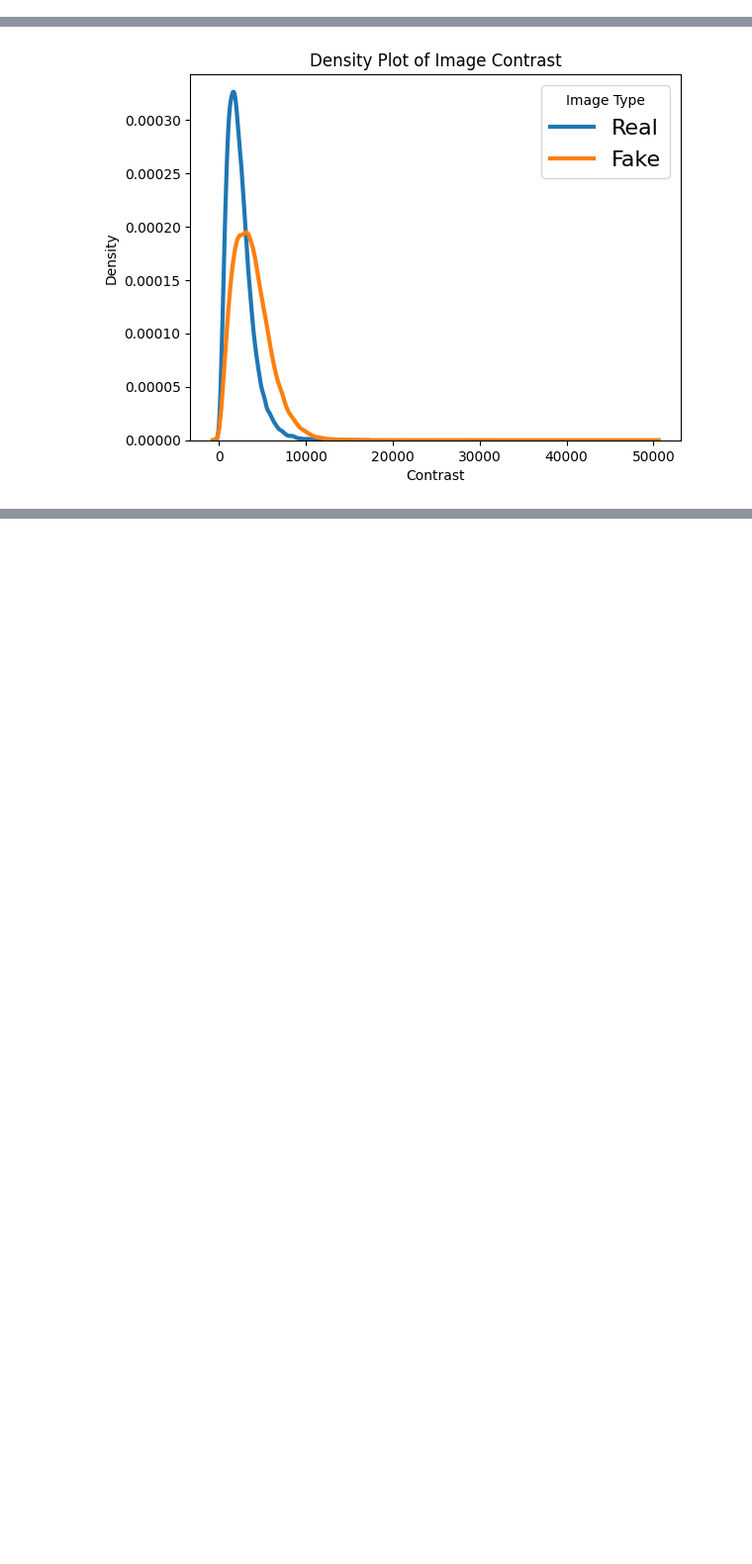
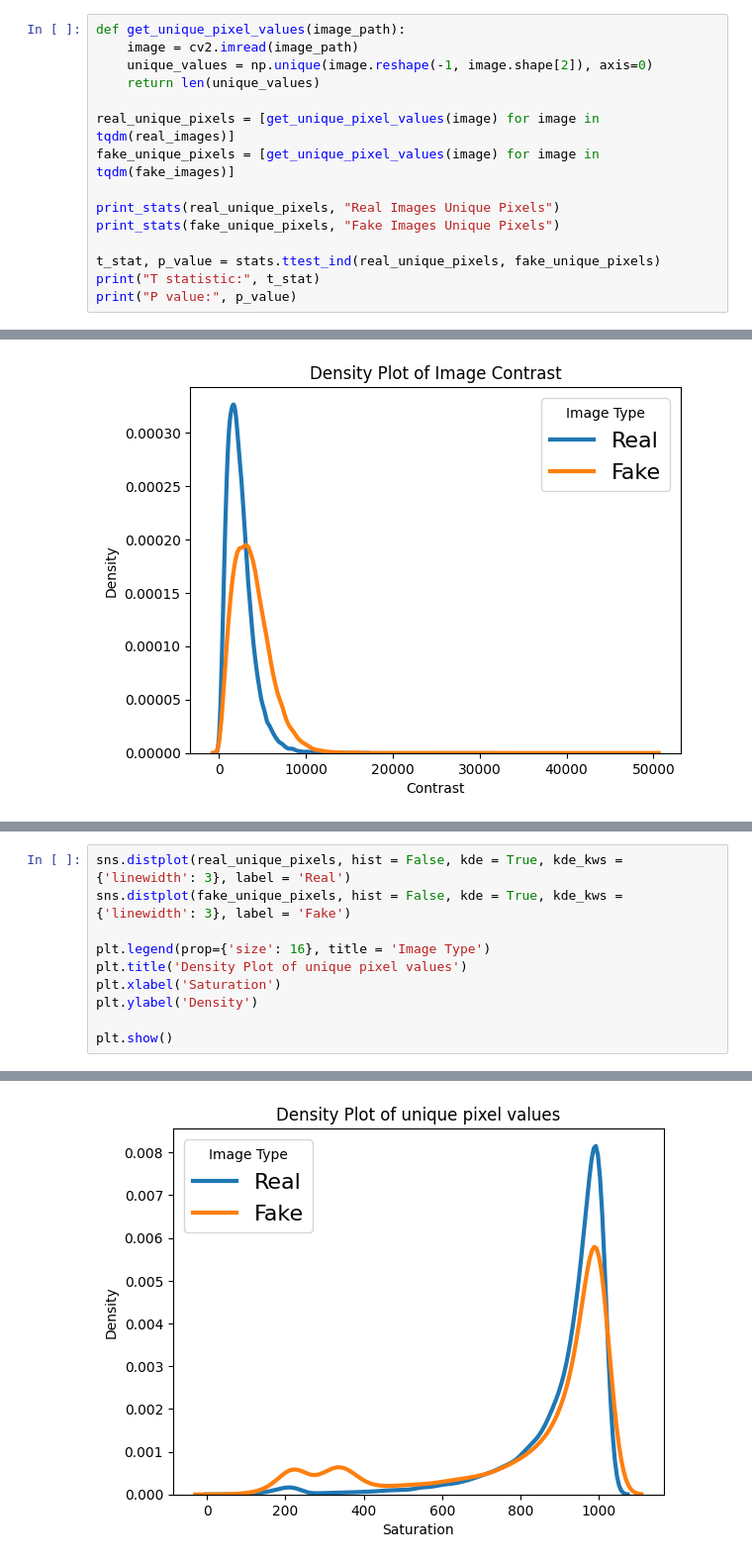
Before and after one commit to Hugogales/AI_image_classifier, a Jupyter notebook: analysis.ipynb, the cells around one changed output, grey strips where cells are left out. Shown at 99% size. Drawn from its saved outputs; the diff is of its cells as text; blank space fills up the shorter version.

```diff
--- a/analysis.ipynb
+++ b/analysis.ipynb
@@ -124,3 +124,18 @@ IQR: 71.299072265625
 
 T statistic: -116.90744301083255
 P value: 0.0
+# %%
+def get_unique_pixel_values(image_path):
+    image = cv2.imread(image_path)
+    unique_values = np.unique(image.reshape(-1, image.shape[2]), axis=0)
+    return len(unique_values)
+
+real_unique_pixels = [get_unique_pixel_values(image) for image in tqdm(real_images)]
+fake_unique_pixels = [get_unique_pixel_values(image) for image in tqdm(fake_images)]
+
+print_stats(real_unique_pixels, "Real Images Unique Pixels")
+print_stats(fake_unique_pixels, "Fake Images Unique Pixels")
+
+t_stat, p_value = stats.ttest_ind(real_unique_pixels, fake_unique_pixels)
+print("T statistic:", t_stat)
+print("P value:", p_value)
@@ -219,0 +257,11 @@ https://gist.github.com/mwaskom/de44147ed2974457ad6372750bbe5751
+# %%
+sns.distplot(real_unique_pixels, hist = False, kde = True, kde_kws = {'linewidth': 3}, label = 'Real')
+sns.distplot(fake_unique_pixels, hist = False, kde = True, kde_kws = {'linewidth': 3}, label = 'Fake')
+
+plt.legend(prop={'size': 16}, title = 'Image Type')
+plt.title('Density Plot of unique pixel values')
+plt.xlabel('Saturation')
+plt.ylabel('Density')
+
+plt.show()
+# %% [output]
@@ -219,0 +287 @@ https://gist.github.com/mwaskom/de44147ed2974457ad6372750bbe5751
+[figure, added]
```
Also changed, not shown: parts of 5 cells of this notebook.
